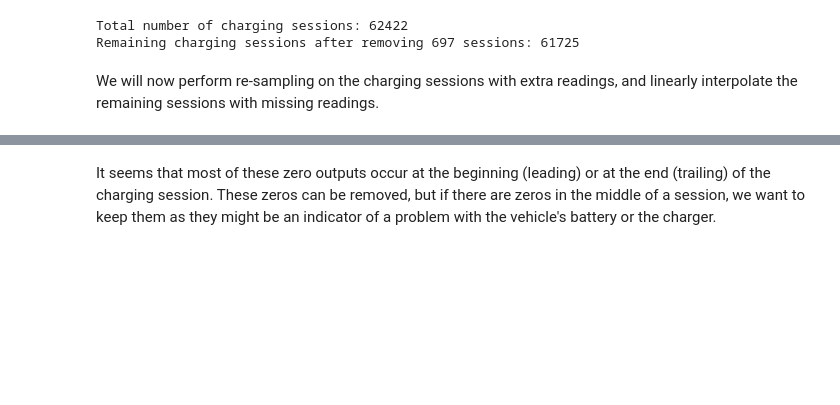
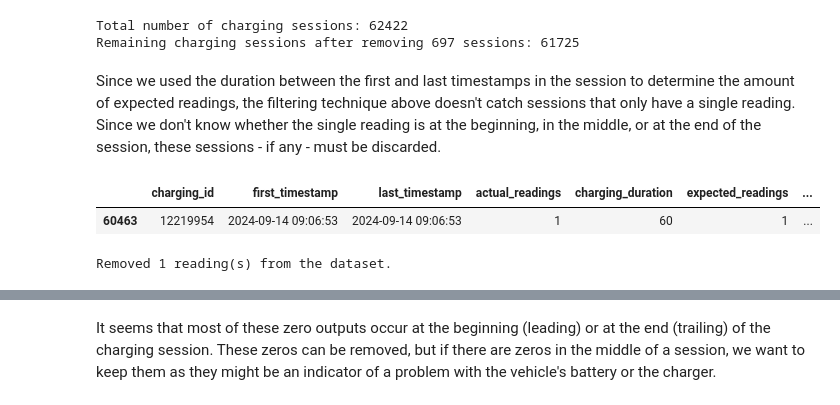
Before and after one commit to SebastianRokholt/Machine-Teaching-for-XAI--TimeSeries-Models, a Jupyter notebook: Notebooks/01__Data_Wrangling_&_FE.ipynb, the cells around one changed output, grey strips where cells are left out. Drawn from its saved outputs; the diff is of its cells as text; code cells hidden in the pictures; blank space fills up the shorter version.

```diff
--- a/Notebooks/01__Data_Wrangling_&_FE.ipynb
+++ b/Notebooks/01__Data_Wrangling_&_FE.ipynb
@@ -215,5 +214,18 @@ print(f"Remaining charging sessions after removing {len(session_stats) - n_remai
 # %% [output]
 Total number of charging sessions: 62422
 Remaining charging sessions after removing 697 sessions: 61725
-# %% [markdown]
-We will now perform re-sampling on the charging sessions with extra readings, and linearly interpolate the remaining sessions with missing readings.
+# %% [markdown]
+Since we used the duration between the first and last timestamps in the session to determine the amount of expected readings, the filtering technique above doesn't catch sessions that only have a single reading. Since we don't know whether the single reading is at the beginning, in the middle, or at the end of the session, these sessions - if any - must be discarded.
+# %%
+single_readings_df = session_stats[session_stats["expected_readings"] == 1]
+single_readings_df
+# %% [output]
+|  | charging_id | first_timestamp | last_timestamp | actual_readings | charging_duration | expected_readings | ... |
+| 60463 | 12219954 | 2024-09-14 09:06:53 | 2024-09-14 09:06:53 | 1 | 60 | 1 | ... |
+# %%
+# Removes sessions with only one expected / actual reading
+single_reading_ids = single_readings_df["charging_id"]
+df = df[~df["charging_id"].isin(single_reading_ids)]
+print(f"Removed {len(single_reading_ids)} reading(s) from the dataset.")
+# %% [output]
+Removed 1 reading(s) from the dataset.
```
Also changed, not shown: parts of 24 cells of this notebook.
